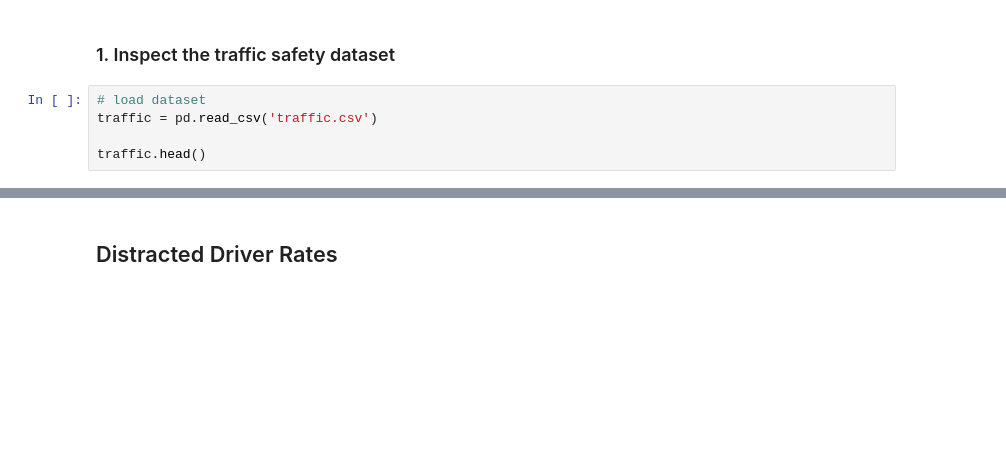
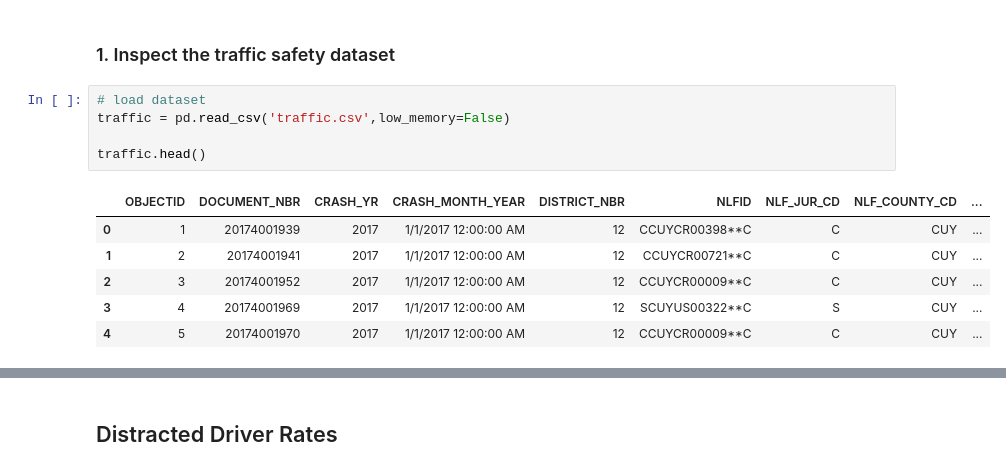
Before and after one commit to Jmillerd/City-of-Cleveland---Traffic-Safety-Data-Analysis, a Jupyter notebook: traffic.ipynb, the cells around one changed output, grey strips where cells are left out. Drawn from its saved outputs; the diff is of its cells as text; blank space fills up the shorter version.

```diff
--- a/traffic.ipynb
+++ b/traffic.ipynb
@@ -25,7 +25,13 @@ sns.set_palette('colorblind')
 ### 1. Inspect the traffic safety dataset
 # %%
 # load dataset
-traffic = pd.read_csv('traffic.csv')
+traffic = pd.read_csv('traffic.csv',low_memory=False)
 
 traffic.head()
 # %% [output]
+|  | OBJECTID | DOCUMENT_NBR | CRASH_YR | CRASH_MONTH_YEAR | DISTRICT_NBR | NLFID | NLF_JUR_CD | NLF_COUNTY_CD | ... |
+| 0 | 1 | 20174001939 | 2017 | 1/1/2017 12:00:00 AM | 12 | CCUYCR00398**C | C | CUY | ... |
+| 1 | 2 | 20174001941 | 2017 | 1/1/2017 12:00:00 AM | 12 | CCUYCR00721**C | C | CUY | ... |
+| 2 | 3 | 20174001952 | 2017 | 1/1/2017 12:00:00 AM | 12 | CCUYCR00009**C | C | CUY | ... |
+| 3 | 4 | 20174001969 | 2017 | 1/1/2017 12:00:00 AM | 12 | SCUYUS00322**C | S | CUY | ... |
+| 4 | 5 | 20174001970 | 2017 | 1/1/2017 12:00:00 AM | 12 | CCUYCR00009**C | C | CUY | ... |
```
Also changed, not shown: parts of 1 cell of this notebook.
